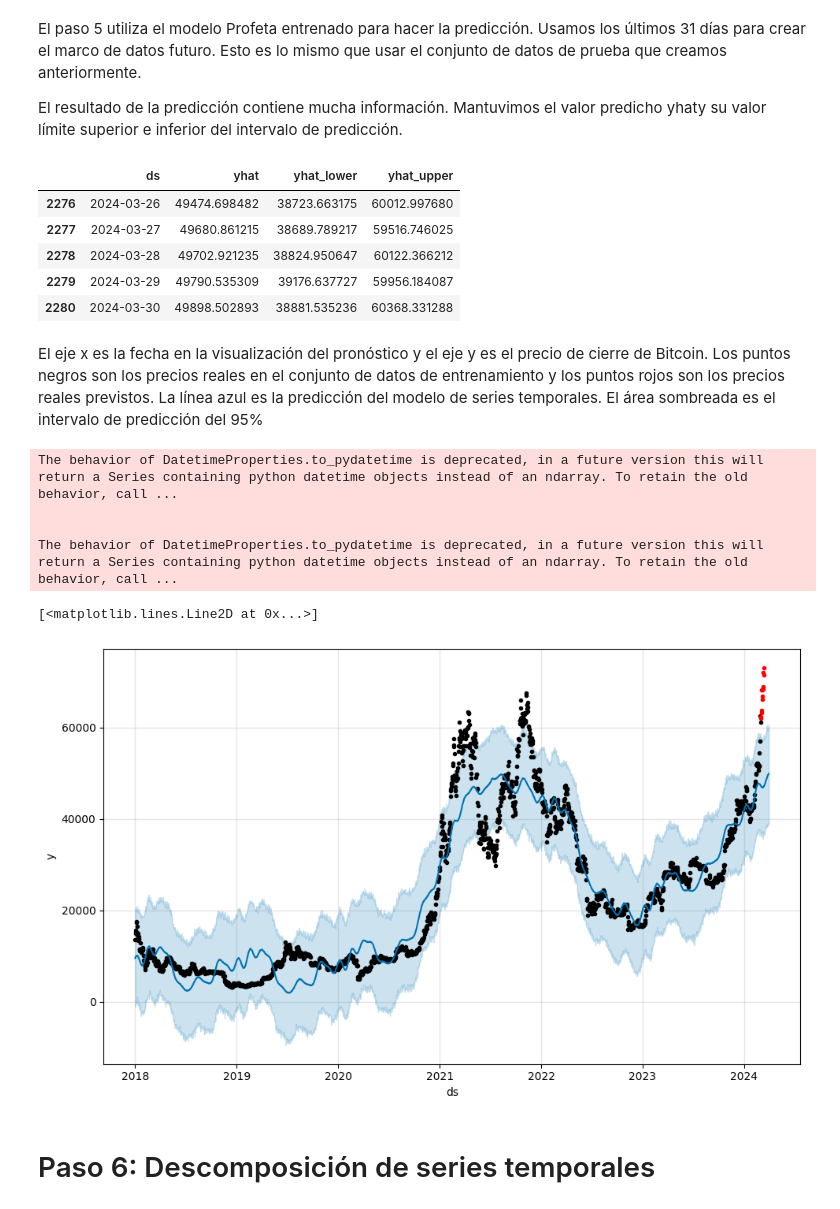
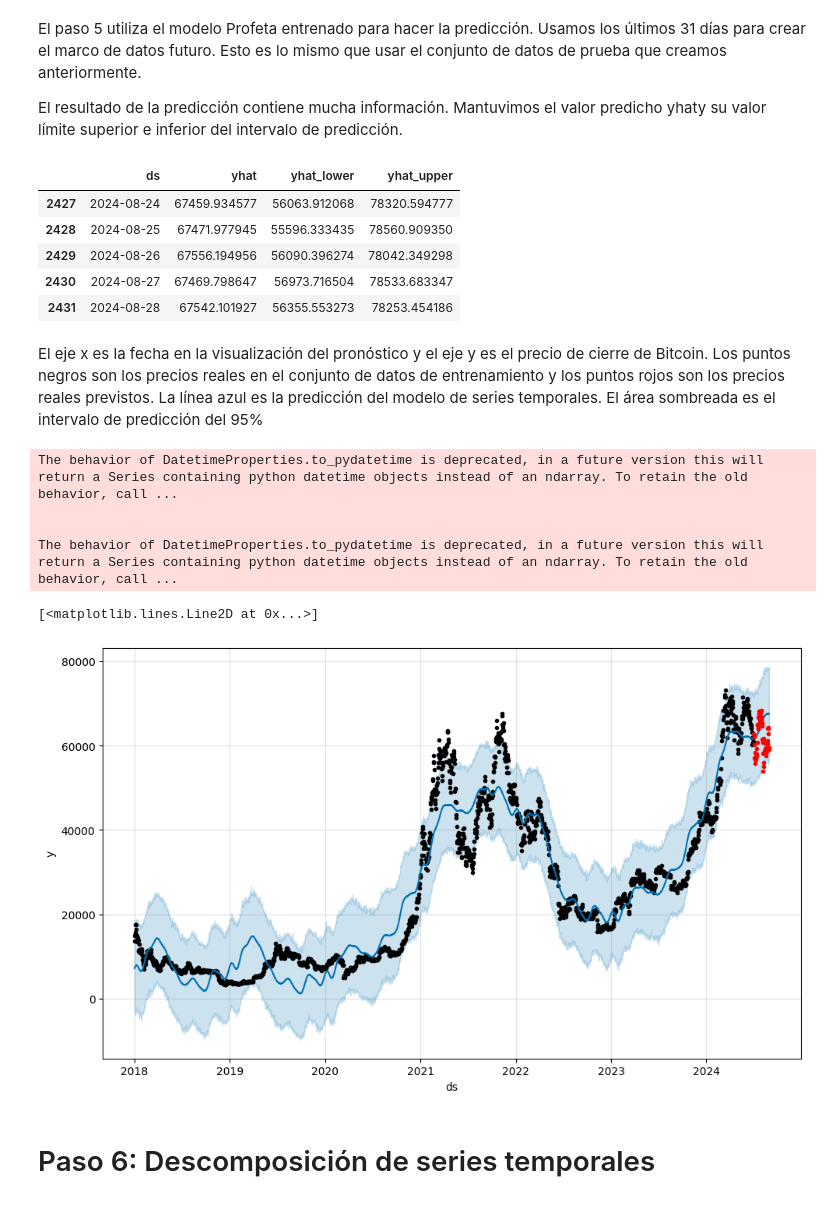
Before and after one commit to Wilsonsr/Series-de-Tiempo, a Jupyter notebook: CUADERNOS/Bitcoin_Phrophet.ipynb, the cells around one changed output. Cells and saved outputs as stored; diff of their text form; code cells hidden in the pictures.

```diff
--- a/CUADERNOS/Bitcoin_Phrophet.ipynb
+++ b/CUADERNOS/Bitcoin_Phrophet.ipynb
@@ -38,7 +92,7 @@ Yahoo Finance descarga datos con la fecha como índice. Usando reset_index, crea
 De forma predeterminada, la fecha es un tipo de cadena, pd.to_datetimela cambia a un formato DateTime.
 # %%
 # Descargar datos Bitcoin
-data = yf.download(tickers='BTC-USD', start='2018-01-01', end='2024-03-14', interval = '1d')
+data = yf.download(tickers='BTC-USD', start='2018-01-01', end='2024-08-30', interval = '1d')
 
 # Restablecer el índice y tener la fecha como columna
 data.reset_index(inplace=True)
@@ -103,8 +157,8 @@ crear un conjunto de datos de entrenamiento y de prueba. No podemos utilizar la
 En este ejemplo, se utiliza '2024–03–14' como fecha límite. Los primeros 23 meses se utilizan para la capacitación del modelo y el último mes se usa para pruebas.
 # %%
 # Train test split
-df_train = df[df['ds']<='2024-02-29']
-df_test = df[df['ds']>'2024-02-29']
+df_train = df[df['ds']<='2024-06-29']
+df_test = df[df['ds']>'2024-06-29']
 
 # Print .
 print('El conjunto de datos de entrenamiento tiene', len(df_train), 'que, van desde', df_train['ds'].min(), 'hasta', df_train['ds'].max())
@@ -159,20 +216,20 @@ El paso 5 utiliza el modelo Profeta entrenado para hacer la predicción. Usamos
 El resultado de la predicción contiene mucha información. Mantuvimos el valor predicho yhaty su valor límite superior e inferior del intervalo de predicción.
 # %%
 # Crear un marco de datos futuro para la predicción
-future = m.make_future_dataframe(periods=30)
+future = m.make_future_dataframe(periods=60)
 
 # Pronosticar los valores futuros del marco de datos
 forecast = m.predict(future)
 
 # Verifique los valores pronosticados y el pronóstico del límite
 forecast[['ds', 'yhat', 'yhat_lower', 'yhat_upper']].tail()
 # %% [output]
 |  | ds | yhat | yhat_lower | yhat_upper |
-| 2276 | 2024-03-26 | 49474.698482 | 38723.663175 | 60012.997680 |
-| 2277 | 2024-03-27 | 49680.861215 | 38689.789217 | 59516.746025 |
-| 2278 | 2024-03-28 | 49702.921235 | 38824.950647 | 60122.366212 |
-| 2279 | 2024-03-29 | 49790.535309 | 39176.637727 | 59956.184087 |
-| 2280 | 2024-03-30 | 49898.502893 | 38881.535236 | 60368.331288 |
+| 2427 | 2024-08-24 | 67459.934577 | 56063.912068 | 78320.594777 |
+| 2428 | 2024-08-25 | 67471.977945 | 55596.333435 | 78560.909350 |
+| 2429 | 2024-08-26 | 67556.194956 | 56090.396274 | 78042.349298 |
+| 2430 | 2024-08-27 | 67469.798647 | 56973.716504 | 78533.683347 |
+| 2431 | 2024-08-28 | 67542.101927 | 56355.553273 | 78253.454186 |
 # %% [markdown]
 El eje x es la fecha en la visualización del pronóstico y el eje y es el precio de cierre de Bitcoin. Los puntos negros son los precios reales en el conjunto de datos de entrenamiento y los puntos rojos son los precios reales previstos. La línea azul es la predicción del modelo de series temporales. El área sombreada es el intervalo de predicción del 95%
 # %%
@@ -186,7 +243,7 @@ The behavior of DatetimeProperties.to_pydatetime is deprecated, in a future vers
 
 The behavior of DatetimeProperties.to_pydatetime is deprecated, in a future version this will return a Series containing python datetime objects instead of an ndarray. To retain the old behavior, call ...
 [<matplotlib.lines.Line2D at 0x...>]
-[figure, old version]
+[figure, new version]
 # %% [markdown]
 # Paso 6: Descomposición de series temporales
 # %% [markdown]
```
Also changed, not shown: parts of 16 cells of this notebook.
